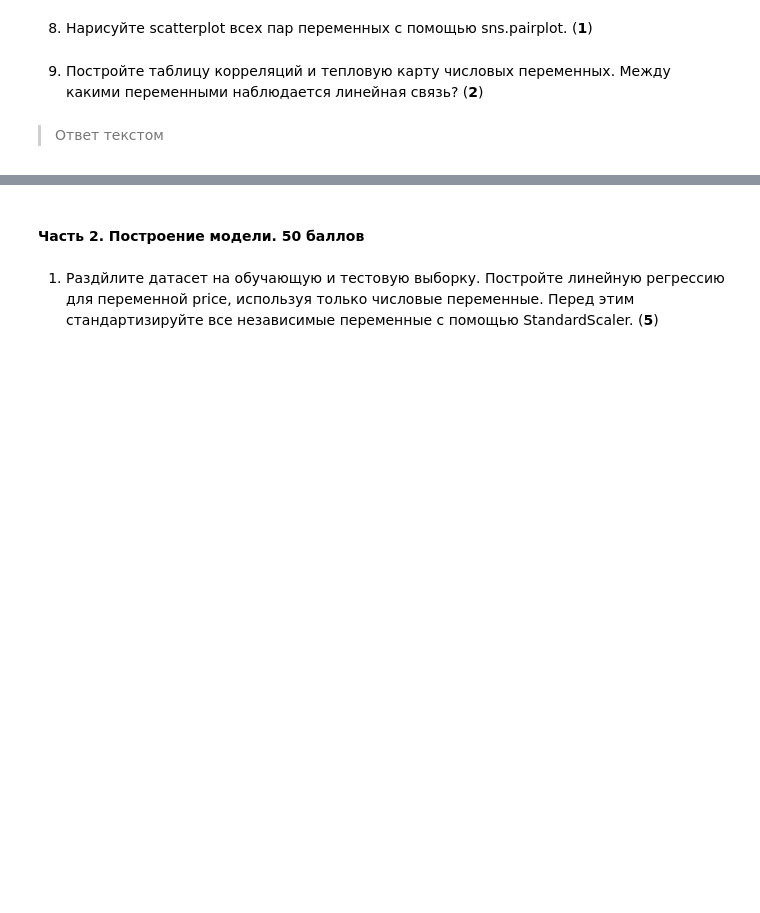
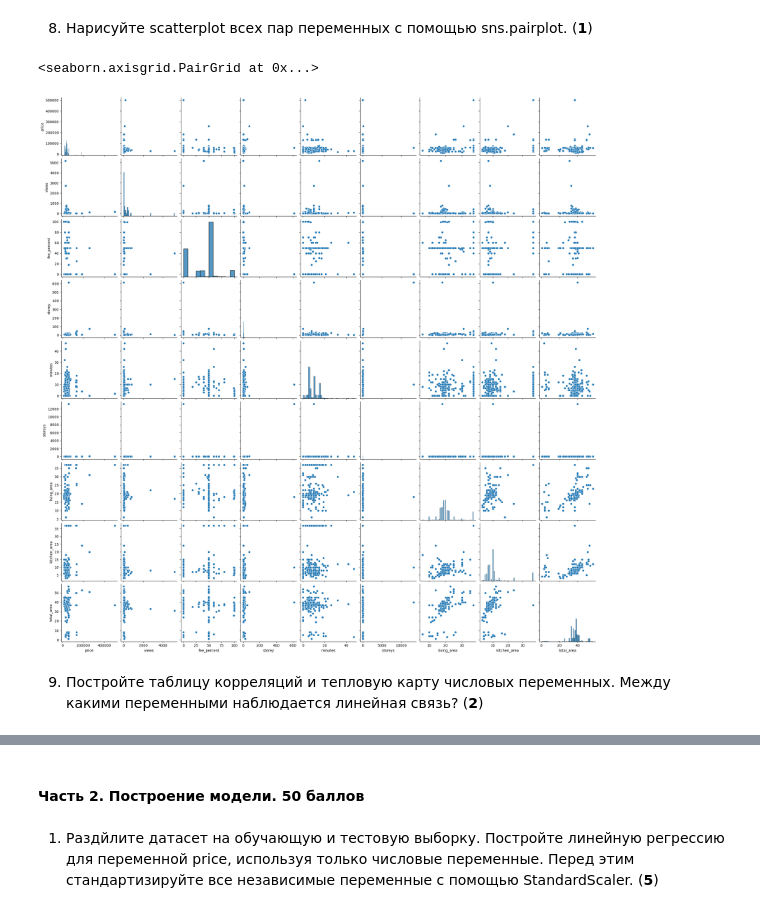
Before and after one commit to esis-a-i/Python-Analytic-Adv-HSE, a Jupyter notebook: HWs/hw3.ipynb, the cells around one changed output, grey strips where cells are left out. Drawn from its saved outputs; the diff is of its cells as text; code cells hidden in the pictures; blank space fills up the shorter version.

```diff
--- a/HWs/hw3.ipynb
+++ b/HWs/hw3.ipynb
@@ -121,4 +149,7 @@ array(['realtor                \xa0 \xa0 ', 'owner                 ',
+# %%
+sns.pairplot(df[numerical_columns])
+# %% [output]
+<seaborn.axisgrid.PairGrid at 0x...>
+[figure, added]
 # %% [markdown]
 9. Постройте таблицу корреляций и тепловую карту числовых переменных. Между какими переменными наблюдается линейная связь? (**2**)
-# %% [markdown]
-> Ответ текстом
```
Also changed, not shown: parts of 45 cells of this notebook.
